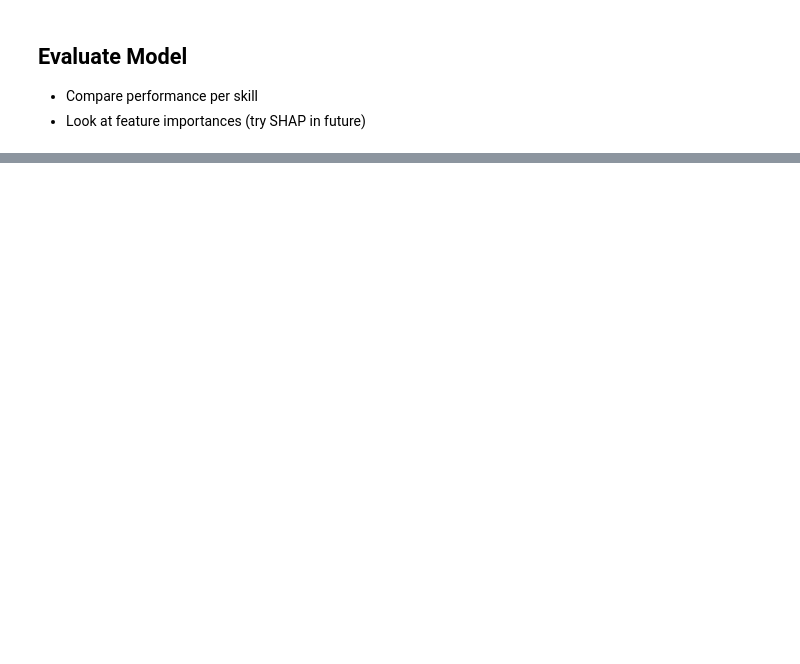
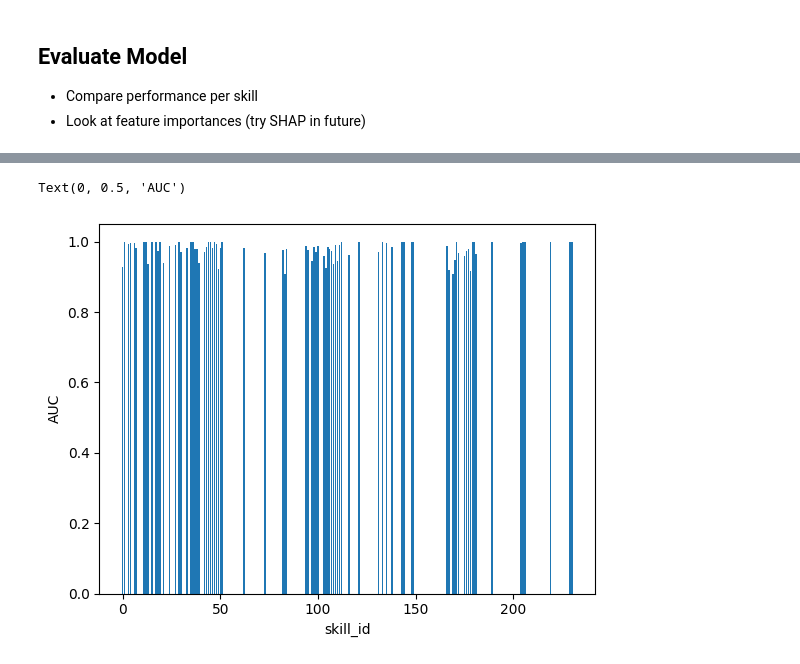
Before and after one commit to ewaMiazga/mlbdProject-2023, a Jupyter notebook: Experiments.ipynb, the cells around one changed output, grey strips where cells are left out. Drawn from its saved outputs; the diff is of its cells as text; code cells hidden in the pictures; blank space fills up the shorter version.

```diff
--- a/Experiments.ipynb
+++ b/Experiments.ipynb
@@ -183,3 +189,8 @@ TypeError: Can only eval for Dataset instance
 # %%
 # Compare performance per skill
-val.query('skill_id == 0')
+skills_dataset = {}
+
+for skill in events['skill_id'].unique():
+    if not math.isnan(skill):
+        y_test = df.query(f'user_id >= 800 and skill_id == {skill}')[target_feature]
+        skills_dataset[skill] = lgb.Dataset(test.query(f'skill_id == {skill}'), y_test, categorical_feature = cat_features, free_raw_data=False, reference=lgb_train)
@@ -200,3 +197,14 @@ val.query('skill_id == 0')
+# %%
+aucs ={}
+for skill, dataset in skills_dataset.items():
+    aucs[skill] = model.eval(dataset, 'auc')[0][2]
+# %%
+plt.bar(aucs.keys(), height=aucs.values())
+plt.xlabel("skill_id")
+plt.ylabel("AUC")
+# %% [output]
+Text(0, 0.5, 'AUC')
+[figure, added]
 # %%
 lgb.plot_importance(model)
 plt.show()
```
Also changed, not shown: parts of 18 cells of this notebook.
